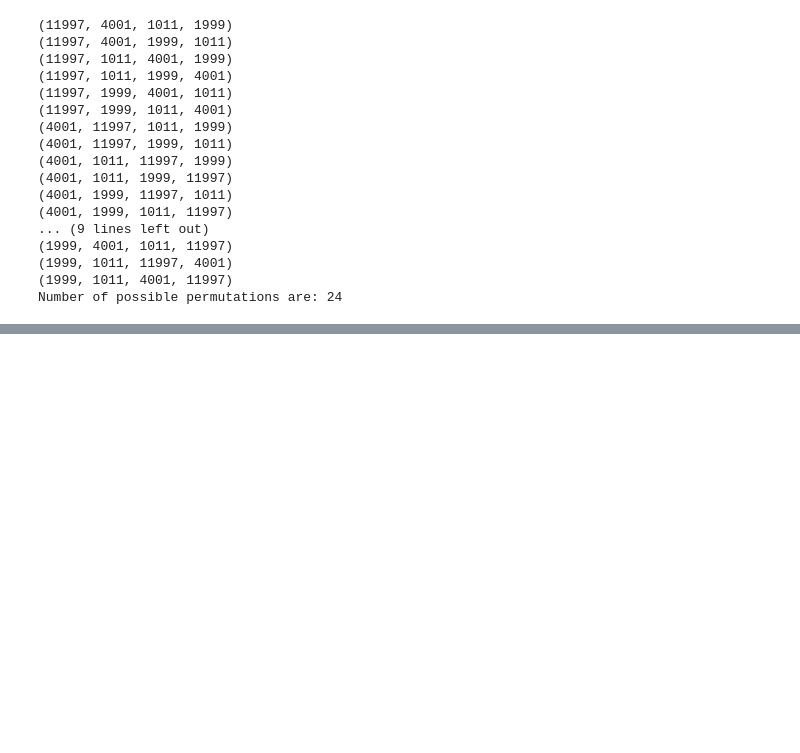
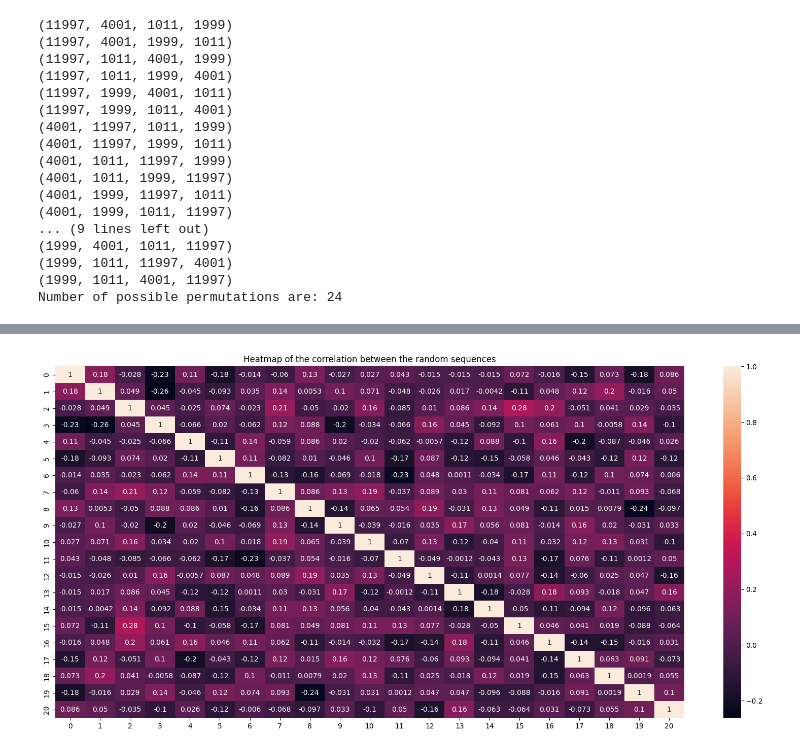
Before and after one commit to hoashalarajh/random-number-generation, a Jupyter notebook: random_number_generation.ipynb, the cells around one changed output, grey strips where cells are left out. Cells and saved outputs as stored; diff of their text form; code cells hidden in the pictures; blank space fills up the shorter version.

```diff
--- a/random_number_generation.ipynb
+++ b/random_number_generation.ipynb
@@ -146,0 +246,28 @@ P-value: 0.07938255173517282
+# %%
+# updating the generated random numer values to the array
+rand_seq[0] = rand_seq_01
+rand_seq[1] = rand_seq_02
+rand_seq[2] = rand_seq_03
+rand_seq[3] = rand_seq_04
+rand_seq[4] = rand_seq_05
+rand_seq[5] = rand_seq_06
+rand_seq[6] = rand_seq_07
+rand_seq[7] = rand_seq_08
+rand_seq[8] = rand_seq_09
+rand_seq[9] = rand_seq_10
+rand_seq[10] = rand_seq_11
+rand_seq[11] = rand_seq_12
+rand_seq[12] = rand_seq_13
+rand_seq[13] = rand_seq_14
+rand_seq[14] = rand_seq_15
+rand_seq[15] = rand_seq_16
+rand_seq[16] = rand_seq_17
+rand_seq[17] = rand_seq_18
+rand_seq[18] = rand_seq_19
+rand_seq[19] = rand_seq_20
+rand_seq[20] = rand_seq_21
+# %%
+# transposing the array
+rand_seq = np.transpose(rand_seq)
+print (rand_seq)
+print (rand_seq.shape)
@@ -146,0 +283,4 @@ P-value: 0.07938255173517282
+# %%
+# creating the data frame to store the random sequence
+df_rand = pd.DataFrame(rand_seq)
+df_rand
@@ -146,0 +301,12 @@ P-value: 0.07938255173517282
+# %%
+import seaborn as sns
+import matplotlib.pyplot as plt
+
+# Set the figure size
+plt.figure(figsize=(20, 9))
+# Plot the heatmap again with the specified figure size
+ax = sns.heatmap(df_rand.corr(), annot=True)
+plt.title("Heatmap of the correlation between the random sequences")
+plt.show()
+# %% [output]
+[figure, added]
```
Also changed, not shown: parts of 27 cells of this notebook.
